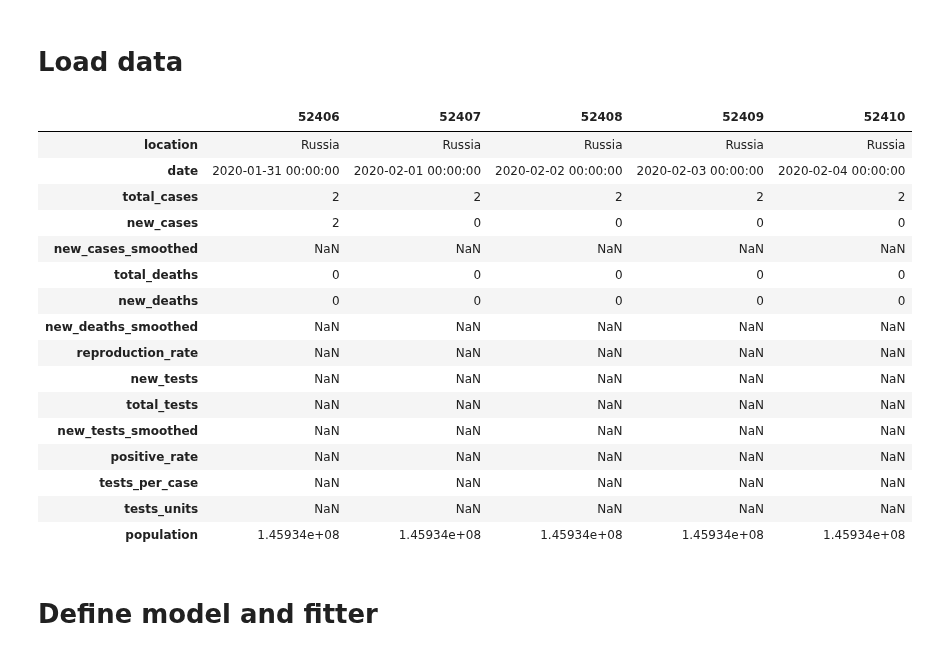
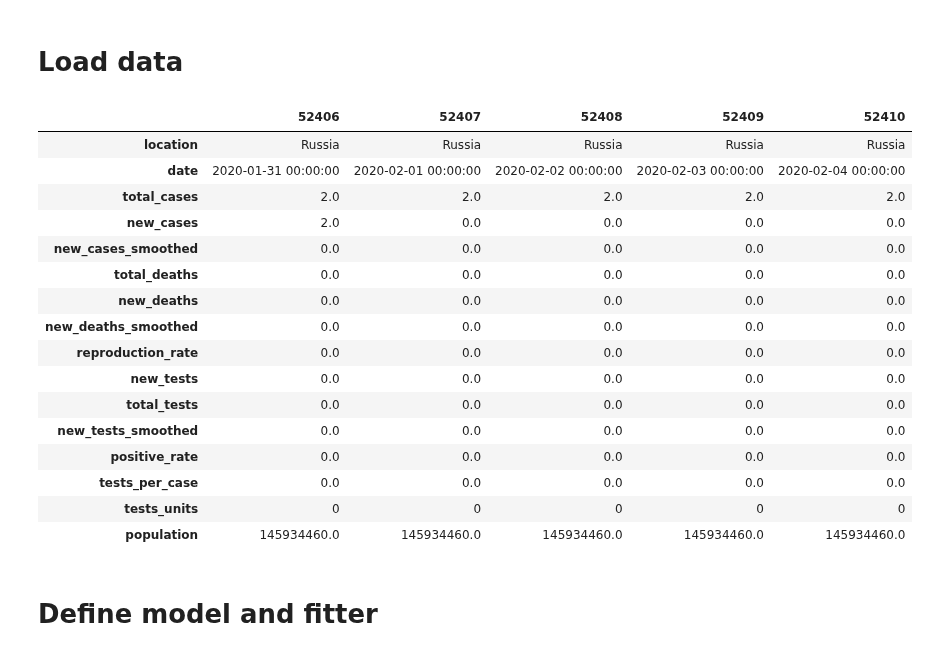
Before and after one commit to btseytlin/covid_peak_sir_modelling, a Jupyter notebook: seir_owid_hidden.ipynb, the cells around one changed output. Saved outputs shown, nothing was run; the diff lists cells and outputs as text; code cells hidden in the pictures.

```diff
--- a/seir_owid_hidden.ipynb
+++ b/seir_owid_hidden.ipynb
@@ -30,47 +31,46 @@ df = pd.read_csv(DATASET_PATH)
 # %%
 
 useless_columns = ['iso_code', 'continent',
        'new_vaccinations_smoothed', 'total_vaccinations_per_hundred',
        'people_vaccinated_per_hundred', 'people_fully_vaccinated_per_hundred',
        'new_vaccinations_smoothed_per_million', 'stringency_index',
        'population_density', 'median_age', 'aged_65_older',
        'aged_70_older', 'gdp_per_capita', 'extreme_poverty',
        'cardiovasc_death_rate', 'diabetes_prevalence', 'female_smokers',
        'male_smokers', 'handwashing_facilities', 'hospital_beds_per_thousand',
        'life_expectancy', 'human_development_index', 'total_cases_per_million', 'new_cases_per_million',
        'new_cases_smoothed_per_million', 'total_deaths_per_million',
        'new_deaths_per_million', 'new_deaths_smoothed_per_million', 'icu_patients_per_million', 'hosp_patients_per_million', 'weekly_icu_admissions_per_million',
         'weekly_hosp_admissions_per_million', 'total_tests_per_thousand',  'new_tests_per_thousand', 'new_tests_smoothed_per_thousand', 'icu_patients', 'hosp_patients',
        'weekly_icu_admissions', 'weekly_hosp_admissions',
                    'total_vaccinations',
        'people_vaccinated', 'people_fully_vaccinated', 'new_vaccinations',
                   ]
 df = df.drop(columns=useless_columns)
 df.date = pd.to_datetime(df.date)
 
 df = df[df.location == 'Russia']
 
-df['total_deaths'] = df.total_deaths.fillna(0)
-df['new_deaths'] = df.new_deaths.fillna(0)
+df = df.fillna(0)
 df.head().T
 # %% [output]
 |  | 52406 | 52407 | 52408 | 52409 | 52410 |
 | location | Russia | Russia | Russia | Russia | Russia |
 | date | 2020-01-31 00:00:00 | 2020-02-01 00:00:00 | 2020-02-02 00:00:00 | 2020-02-03 00:00:00 | 2020-02-04 00:00:00 |
-| total_cases | 2 | 2 | 2 | 2 | 2 |
-| new_cases | 2 | 0 | 0 | 0 | 0 |
-| new_cases_smoothed | NaN | NaN | NaN | NaN | NaN |
-| total_deaths | 0 | 0 | 0 | 0 | 0 |
-| new_deaths | 0 | 0 | 0 | 0 | 0 |
-| new_deaths_smoothed | NaN | NaN | NaN | NaN | NaN |
-| reproduction_rate | NaN | NaN | NaN | NaN | NaN |
-| new_tests | NaN | NaN | NaN | NaN | NaN |
-| total_tests | NaN | NaN | NaN | NaN | NaN |
-| new_tests_smoothed | NaN | NaN | NaN | NaN | NaN |
-| positive_rate | NaN | NaN | NaN | NaN | NaN |
-| tests_per_case | NaN | NaN | NaN | NaN | NaN |
-| tests_units | NaN | NaN | NaN | NaN | NaN |
-| population | 1.45934e+08 | 1.45934e+08 | 1.45934e+08 | 1.45934e+08 | 1.45934e+08 |
+| total_cases | 2.0 | 2.0 | 2.0 | 2.0 | 2.0 |
+| new_cases | 2.0 | 0.0 | 0.0 | 0.0 | 0.0 |
+| new_cases_smoothed | 0.0 | 0.0 | 0.0 | 0.0 | 0.0 |
+| total_deaths | 0.0 | 0.0 | 0.0 | 0.0 | 0.0 |
+| new_deaths | 0.0 | 0.0 | 0.0 | 0.0 | 0.0 |
+| new_deaths_smoothed | 0.0 | 0.0 | 0.0 | 0.0 | 0.0 |
+| reproduction_rate | 0.0 | 0.0 | 0.0 | 0.0 | 0.0 |
+| new_tests | 0.0 | 0.0 | 0.0 | 0.0 | 0.0 |
+| total_tests | 0.0 | 0.0 | 0.0 | 0.0 | 0.0 |
+| new_tests_smoothed | 0.0 | 0.0 | 0.0 | 0.0 | 0.0 |
+| positive_rate | 0.0 | 0.0 | 0.0 | 0.0 | 0.0 |
+| tests_per_case | 0.0 | 0.0 | 0.0 | 0.0 | 0.0 |
+| tests_units | 0 | 0 | 0 | 0 | 0 |
+| population | 145934460.0 | 145934460.0 | 145934460.0 | 145934460.0 | 145934460.0 |
 # %% [markdown]
 # Define model and fitter
 # %%
```
Also changed, not shown: parts of 23 cells of this notebook, 7 other files.
